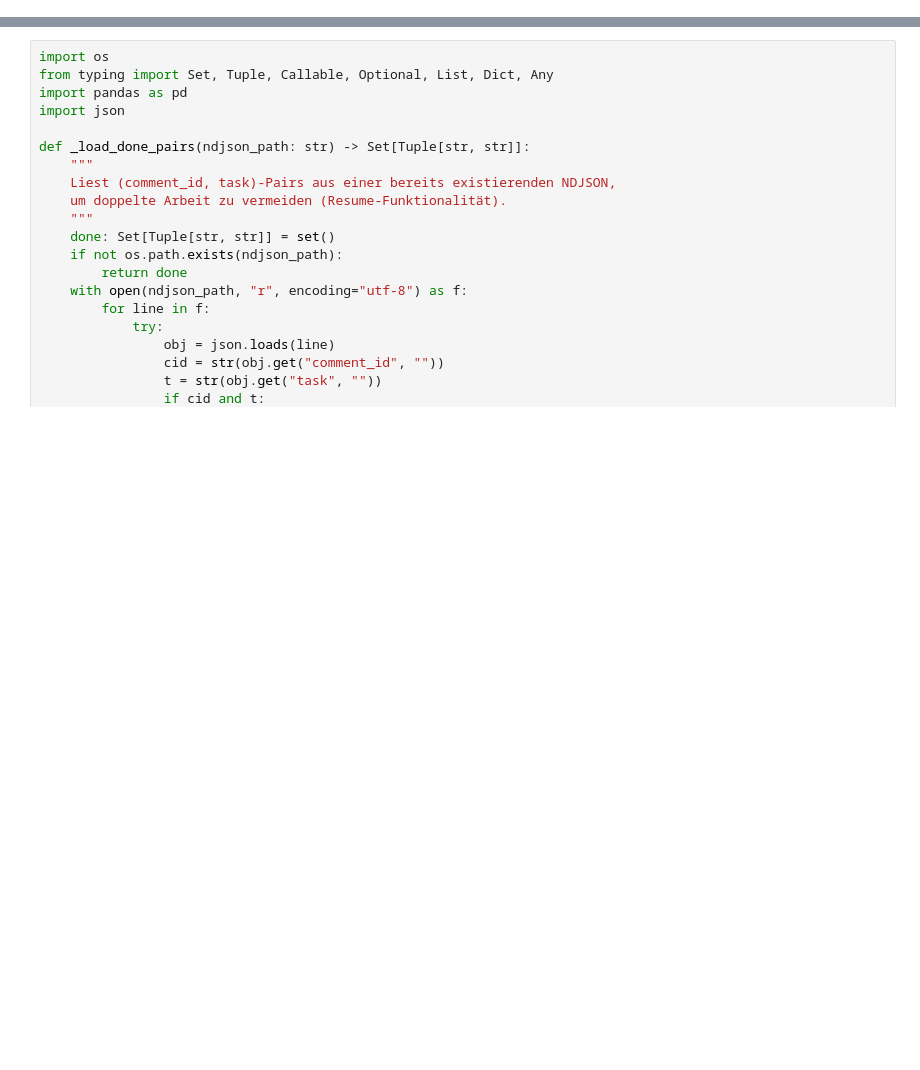
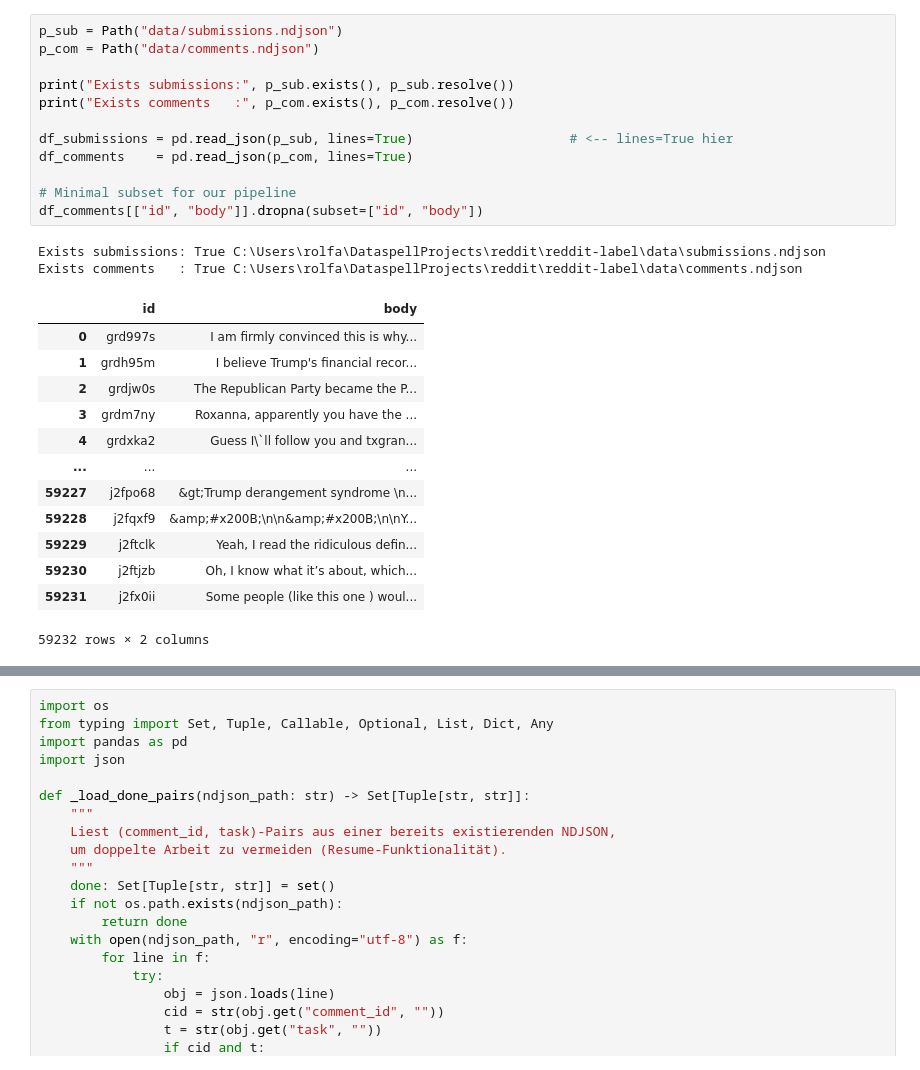
Before and after one commit to Aduuur/reddit-label, a Jupyter notebook: pipeline.ipynb, the cells around one changed output, grey strips where cells are left out. Drawn from its saved outputs; the diff is of its cells as text; blank space fills up the shorter version.

Commit message:
updated pipeline

```diff
--- a/pipeline.ipynb
+++ b/pipeline.ipynb
@@ -1 +48,29 @@
+# %%
+p_sub = Path("data/submissions.ndjson")
+p_com = Path("data/comments.ndjson")
+
+print("Exists submissions:", p_sub.exists(), p_sub.resolve())
+print("Exists comments   :", p_com.exists(), p_com.resolve())
+
+df_submissions = pd.read_json(p_sub, lines=True)                    # <-- lines=True hier
+df_comments    = pd.read_json(p_com, lines=True)
+
+# Minimal subset for our pipeline
+df_comments[["id", "body"]].dropna(subset=["id", "body"])
+# %% [output]
+Exists submissions: True C:\Users\rolfa\DataspellProjects\reddit\reddit-label\data\submissions.ndjson
+Exists comments   : True C:\Users\rolfa\DataspellProjects\reddit\reddit-label\data\comments.ndjson
+|  | id | body |
+| 0 | grd997s | I am firmly convinced this is why... |
+| 1 | grdh95m | I believe Trump's financial recor... |
+| 2 | grdjw0s | The Republican Party became the P... |
+| 3 | grdm7ny | Roxanna, apparently you have the ... |
+| 4 | grdxka2 | Guess I\`ll follow you and txgran... |
+| ... | ... | ... |
+| 59227 | j2fpo68 | &gt;Trump derangement syndrome \n... |
+| 59228 | j2fqxf9 | &amp;#x200B;\n\n&amp;#x200B;\n\nY... |
+| 59229 | j2ftclk | Yeah, I read the ridiculous defin... |
+| 59230 | j2ftjzb | Oh, I know what it’s about, which... |
+| 59231 | j2fx0ii | Some people (like this one ) woul... |
+59232 rows × 2 columns
 # %%
```
Also changed, not shown: parts of 4 cells of this notebook.
